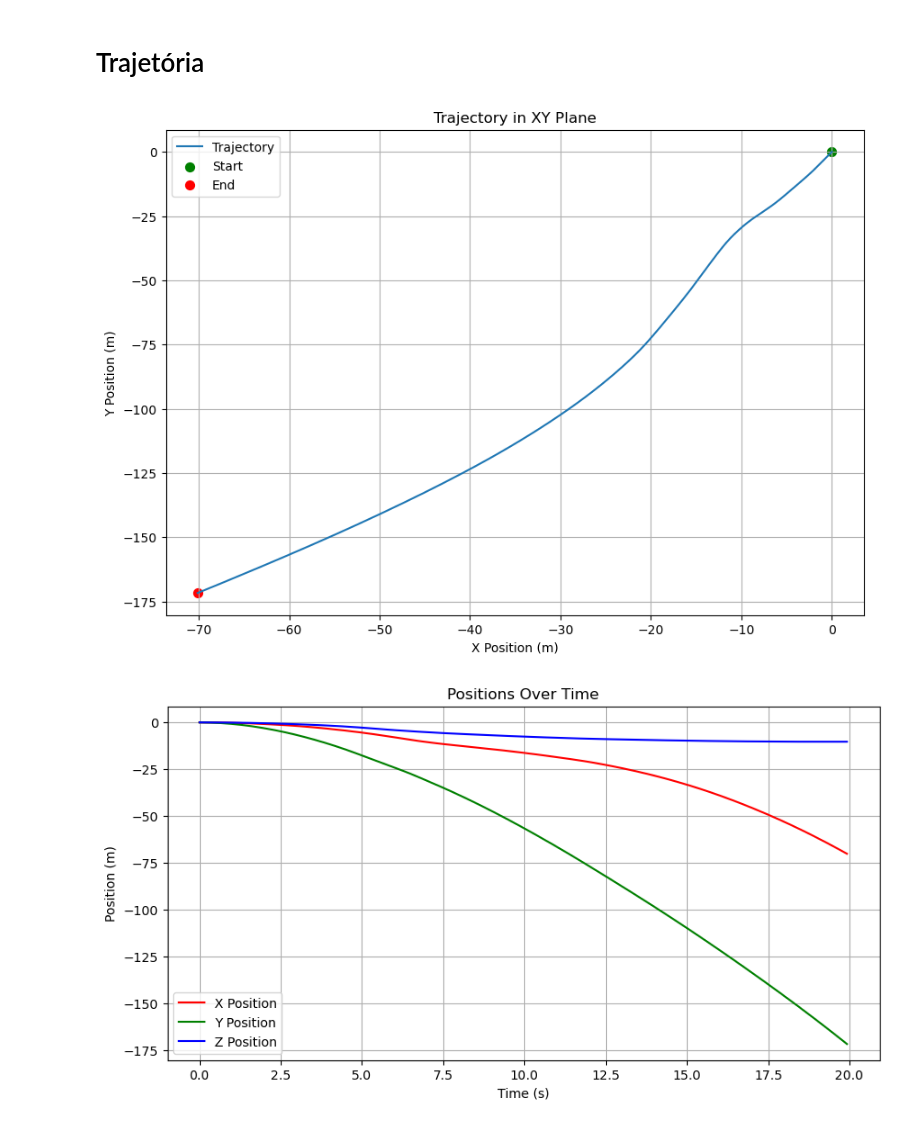
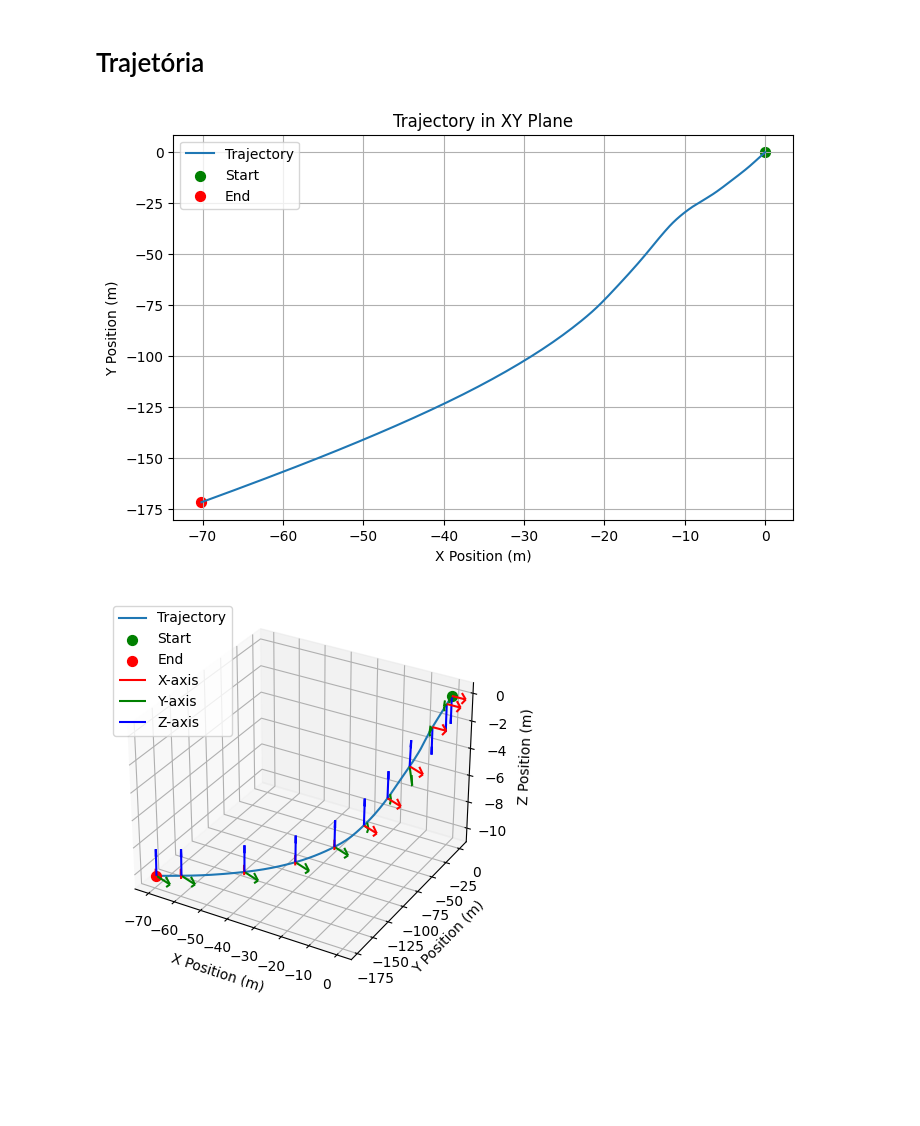
Before and after one commit to RodsCoimbra/IST-ROBO, a Jupyter notebook: task1.ipynb, the cells around one changed output. Cells and saved outputs as stored; diff of their text form; code cells hidden in the pictures; blank space fills up the shorter version.

```diff
--- a/task1.ipynb
+++ b/task1.ipynb
@@ -226,7 +315,7 @@ orientation_from_ang_vel(time, filtered_ang_vel)
 # %% [markdown]
 # Trajetória
 # %%
-trajectory(time, np.deg2rad(filtered_ang_vel), filtered_acceleration)
+trajectory(time, np.deg2rad(filtered_ang_vel), filtered_acceleration, scale=[5,5,2], number_of_points_between_axis=20)
 # %% [output]
-[figure, old version]
+[figure, new version]
-[figure, old version]
+[figure, new version]
```
Also changed, not shown: parts of 15 cells of this notebook.
